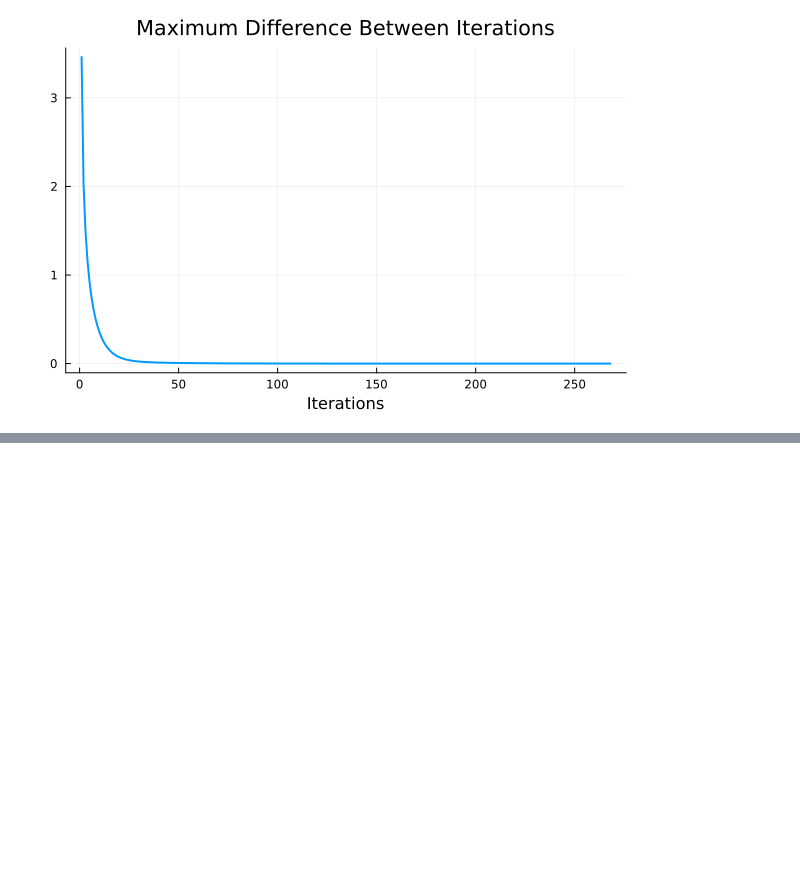
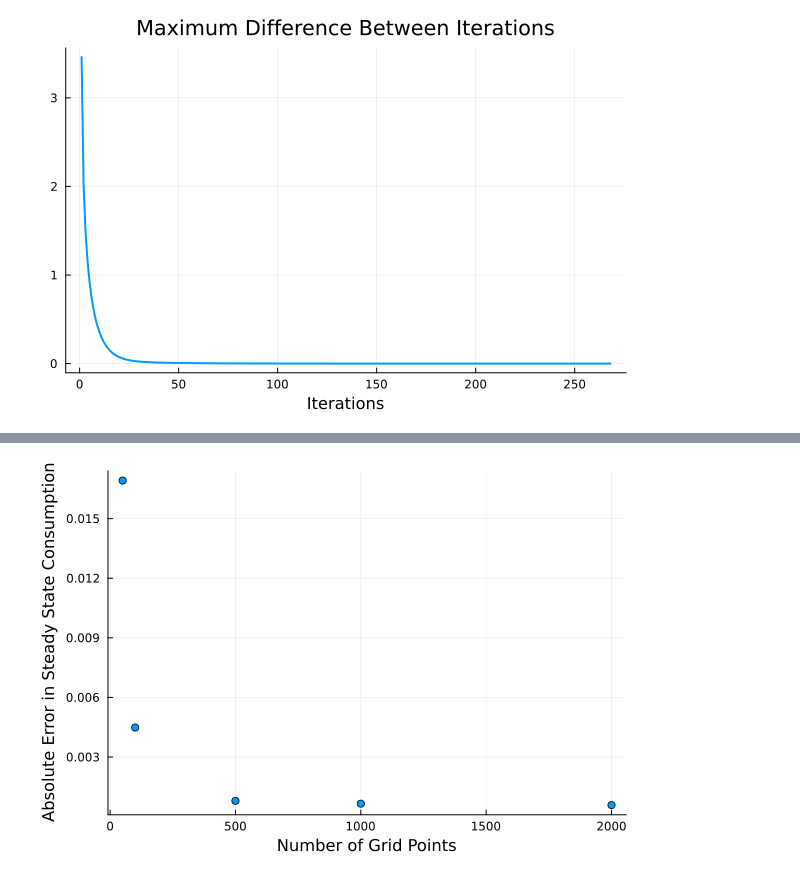
Before and after one commit to intheaggregate/macro_core, a Jupyter notebook: uchicago_macro_core/comp_pset.ipynb, the cells around one changed output, grey strips where cells are left out. Cells and saved outputs as stored; diff of their text form; code cells hidden in the pictures; blank space fills up the shorter version.

```diff
--- a/uchicago_macro_core/comp_pset.ipynb
+++ b/uchicago_macro_core/comp_pset.ipynb
@@ -267,0 +353,4 @@ plot(p3, 1:length(diffs_2), diffs_2, linewidth=2, legend = false)
+# %%
+scatter([x for x in keys(results)], [abs(x[3] - c_ss_1) for x in values(results)], xlabel="Number of Grid Points", ylabel="Absolute Error in Steady State Consumption", legend=false)
+# %% [output]
+[figure, added]
```
Also changed, not shown: parts of 17 cells of this notebook.
